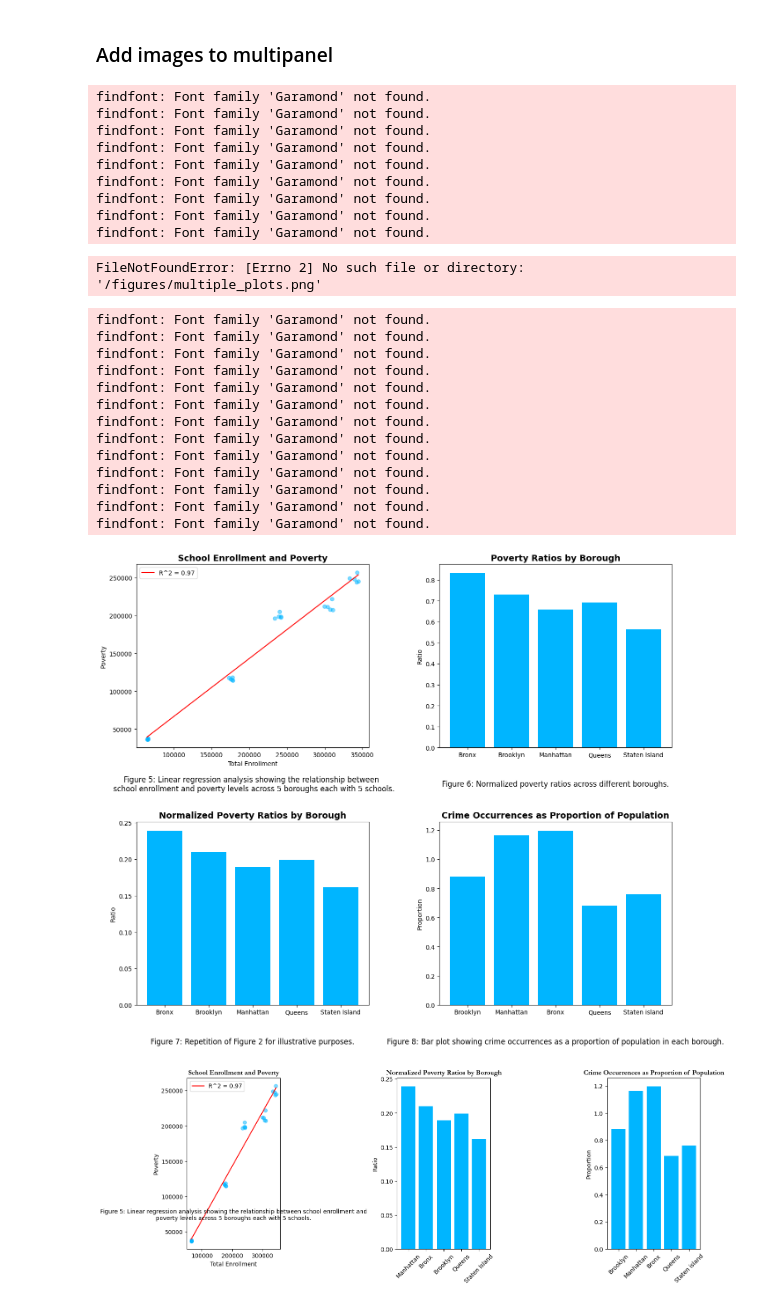
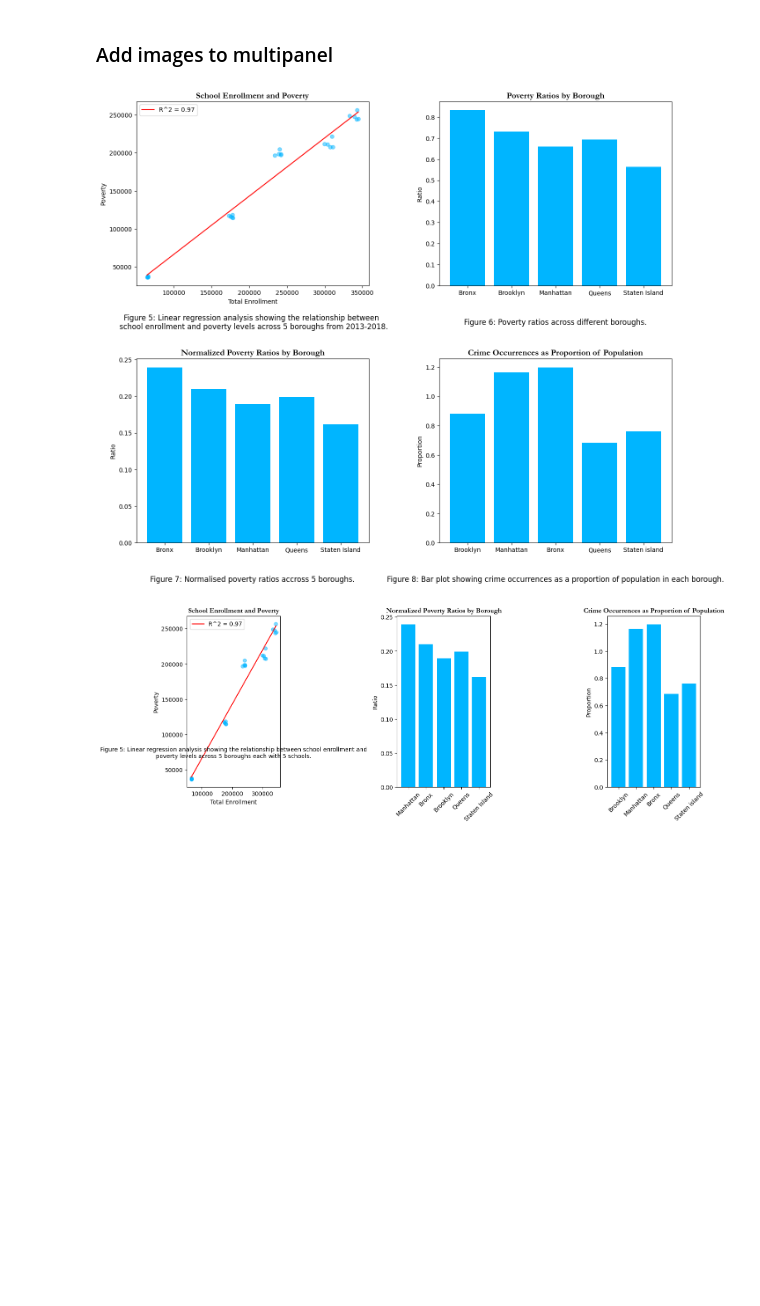
Before and after one commit to johan-bh/Social-Data---Final-Project, a Jupyter notebook: data analysis & preprocessing/Socio_data.ipynb, the cells around one changed output. Cells and saved outputs as stored; diff of their text form; code cells hidden in the pictures; blank space fills up the shorter version.

```diff
--- a/data analysis & preprocessing/Socio_data.ipynb
+++ b/data analysis & preprocessing/Socio_data.ipynb
@@ -10,12 +10,15 @@ from itertools import combinations
 ### Socio-data
 # %% [markdown]
 Load and walkthorugh of the choosen socio-economic data. First the data is loaded for the period 2013-2018, after which historgrams of poverty and total school enrollment are plotted across the boroughs of NYC.
+# %%
+import os
+import sys
+# save parent dir
+parent_dir = os.path.abspath(os.path.join(os.getcwd(), os.pardir))
 # %%
 # load data of interest from csv file
-# path
-#fpath = "/Users/benjaminfazal/SocialData2024/Ass_final"
-
-data_soc = pd.read_csv("./socio_b.csv")
+#fpath = os.path.join(parent_dir, 'socio_b.csv')
+data_soc = pd.read_csv(parent_dir + "./socio_b.csv")
 print(data_soc.columns)
 print(data_soc["Borough"].unique())
 
@@ -249,9 +252,8 @@ import pandas as pd
 import seaborn as sns
 
 # Load the data
-#file_path = "C:\\Users\\jbh\\Desktop\\SocialData_FinalProject\\nyc_decennialcensusdata_2010_2020_change-core-geographies.xlsx"
-file_path = "./nyc_decennialcensusdata_2010_2020_change-core-geographies.xlsx"
-data_2020 = pd.read_excel(file_path, sheet_name='2020', nrows=6)
+fpath = os.path.join(parent_dir, 'data', 'nyc_decennialcensusdata_2010_2020_change-core-geographies.xlsx')
+data_2020 = pd.read_excel(fpath, sheet_name='2020', nrows=6)
 
 # Set the index and drop unnecessary rows
 data_2020.set_index('Borough', inplace=True)
@@ -343,8 +346,8 @@ import warnings
 warnings.filterwarnings('ignore')
 
 # Load the first dataset
-fpath1 = "/Users/benjaminfazal/SocialData2024/Ass_final"
-data_soc = pd.read_csv(fpath1 + "/socio_b.csv")
+#fpath1 = "/Users/benjaminfazal/SocialData2024/Ass_final"
+data_soc = pd.read_csv(parent_dir + "./socio_b.csv")
 
 # First subplot: fit linear model between poverty and school participation
 school = data_soc['Total Enrollment']
@@ -364,8 +367,9 @@ ratios = ratios_ / ratios_.sum()
 
 
 # Load the second dataset
-path2 = '/Users/benjaminfazal/Desktop/Skole/Kandidat/Semester_1/Social_data/'
-data_crime = pd.read_csv(path2 + '/NYPD_Complaint_Data_Cleaned.csv')
+#path2 = '/Users/benjaminfazal/Desktop/Skole/Kandidat/Semester_1/Social_data/'
+#data_soc = pd.read_csv(parent_dir + "./socio_b.csv")
+data_crime = pd.read_csv(parent_dir + '/NYPD_Complaint_Data_Cleaned.csv')
 
 # Fourth subplot: crime occurrences as a proportion
 borough_crimes = data_crime['Borough_Name'].value_counts()
@@ -380,60 +384,38 @@ fig, axs = plt.subplots(2, 2, figsize=(15, 12))
 color = sns.color_palette("hsv",8)[4]
 # Scatter plot with linear regression
 axs[0, 0].scatter(school, pov, alpha=0.5, color=color)
 axs[0, 0].plot(np.linspace(min(school), max(school), 100), slope*np.linspace(min(school), max(school), 100) + intercept, color='red', label=f'R^2 = {r_squared:.2f}')
 axs[0, 0].set_xlabel('Total Enrollment')
 axs[0, 0].set_ylabel('Poverty')
 axs[0, 0].set_title('School Enrollment and Poverty', fontsize=14, fontdict={'fontname': 'Garamond', 'weight': 'bold'})
 axs[0, 0].legend()
-axs[0, 0].text(0.5, -0.2, 'Figure 5: Linear regression analysis showing the relationship between \n school enrollment and poverty levels across 5 boroughs each with 5 schools.', horizontalalignment='center', verticalalignment='center', transform=axs[0, 0].transAxes, fontsize=12, wrap=True)
+axs[0, 0].text(0.5, -0.2, 'Figure 5: Linear regression analysis showing the relationship between \n school enrollment and poverty levels across 5 boroughs from 2013-2018.', horizontalalignment='center', verticalalignment='center', transform=axs[0, 0].transAxes, fontsize=12, wrap=True)
+
 # Bar plot for normalized P(Poverty | Borough)
 axs[0, 1].bar(ratios_.index, ratios_, color=color)
 axs[0, 1].set_ylabel('Ratio')
 axs[0, 1].set_title('Poverty Ratios by Borough', fontsize=14, fontdict={'fontname': 'Garamond', 'weight': 'bold'})
-axs[0, 1].text(0.5, -0.2, 'Figure 6: Normalized poverty ratios across different boroughs.', horizontalalignment='center', verticalalignment='center', transform=axs[0, 1].transAxes, fontsize=12)
+axs[0, 1].text(0.5, -0.2, 'Figure 6: Poverty ratios across different boroughs.', horizontalalignment='center', verticalalignment='center', transform=axs[0, 1].transAxes, fontsize=12)
 
 # Repeat the normalized plot for the same data (demonstrative, could change to different data or analysis)
 axs[1, 0].bar(ratios.index, ratios, color=color)
 axs[1, 0].set_ylabel('Ratio')
 axs[1, 0].set_title('Normalized Poverty Ratios by Borough', fontsize=14, fontdict={'fontname': 'Garamond', 'weight': 'bold'})
-axs[1, 0].text(0.5, -0.2, 'Figure 7: Repetition of Figure 2 for illustrative purposes.', horizontalalignment='center', verticalalignment='center', transform=axs[1, 0].transAxes, fontsize=12)
+axs[1, 0].text(0.5, -0.2, 'Figure 7: Normalised poverty ratios accross 5 boroughs.', horizontalalignment='center', verticalalignment='center', transform=axs[1, 0].transAxes, fontsize=12)
 
 # Bar plot for crime occurrences as a proportion
 axs[1, 1].bar(borough_crimes['Borough_name'], borough_crimes['Proportion'], color=color)
 axs[1, 1].set_ylabel('Proportion')
 axs[1, 1].set_title('Crime Occurrences as Proportion of Population', fontsize=14, fontdict={'fontname': 'Garamond', 'weight': 'bold'})
 # change xlabels from "BROOKLYN" to "Brooklyn" etc
 axs[1, 1].set_xticklabels([borough.capitalize() for borough in borough_crimes['Borough_name']])
 axs[1, 1].text(0.5, -0.2, 'Figure 8: Bar plot showing crime occurrences as a proportion of population in each borough.', horizontalalignment='center', verticalalignment='center', transform=axs[1, 1].transAxes, fontsize=12)
 
 plt.tight_layout(pad=3.0)
 plt.savefig('multiple_plots.png')
 plt.show()
 # %% [output]
-findfont: Font family 'Garamond' not found.
-findfont: Font family 'Garamond' not found.
-findfont: Font family 'Garamond' not found.
-findfont: Font family 'Garamond' not found.
-findfont: Font family 'Garamond' not found.
-findfont: Font family 'Garamond' not found.
-findfont: Font family 'Garamond' not found.
-findfont: Font family 'Garamond' not found.
-findfont: Font family 'Garamond' not found.
-FileNotFoundError: [Errno 2] No such file or directory: '/figures/multiple_plots.png'
-findfont: Font family 'Garamond' not found.
-findfont: Font family 'Garamond' not found.
-findfont: Font family 'Garamond' not found.
-findfont: Font family 'Garamond' not found.
-findfont: Font family 'Garamond' not found.
-findfont: Font family 'Garamond' not found.
-findfont: Font family 'Garamond' not found.
-findfont: Font family 'Garamond' not found.
-findfont: Font family 'Garamond' not found.
-findfont: Font family 'Garamond' not found.
-findfont: Font family 'Garamond' not found.
-findfont: Font family 'Garamond' not found.
-findfont: Font family 'Garamond' not found.
-[figure, old version]
+[figure, new version]
 # %%
 # Create a figure with 1 row and 3 columns
 fig, axs = plt.subplots(1, 3, figsize=(15, 6))
```
Also changed, not shown: parts of 1 cell of this notebook, 1 other file.
